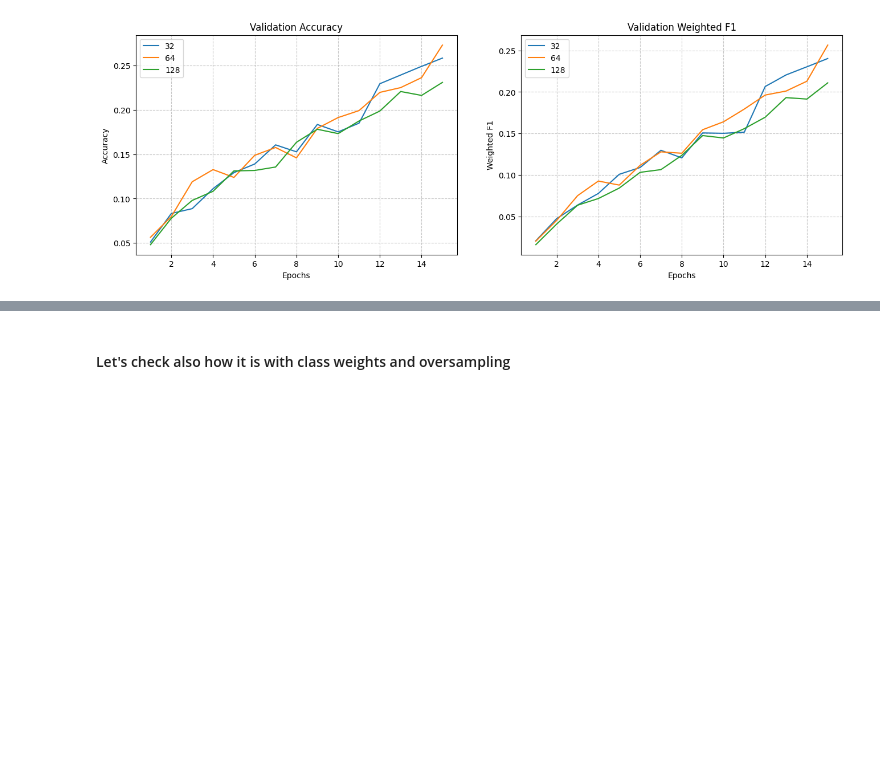
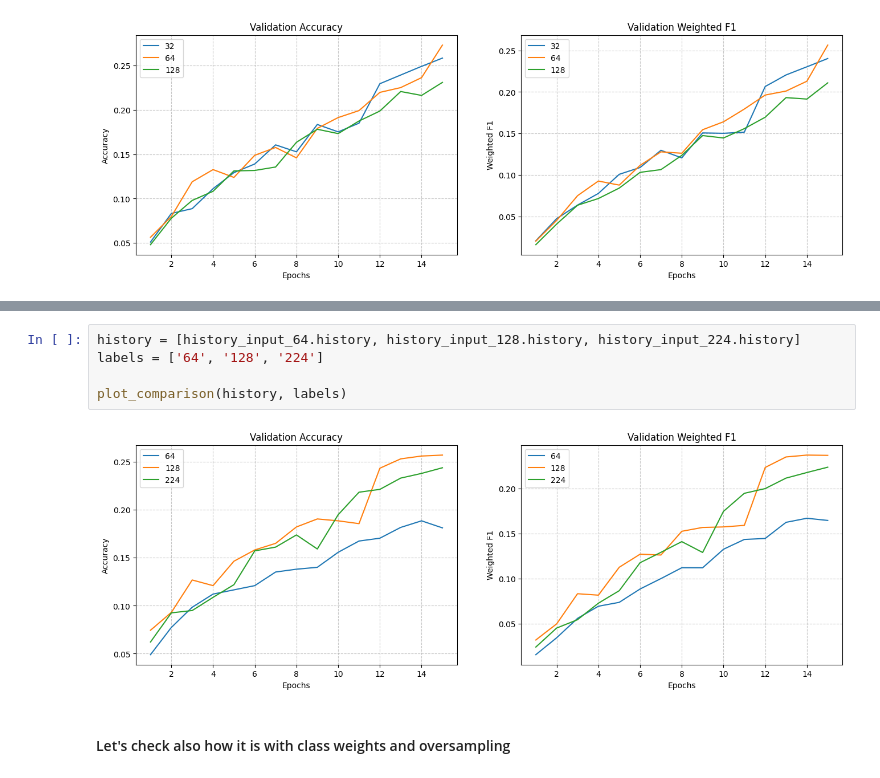
Before and after one commit to MaximilianLae/DL_Skin_Disease_Classification, a Jupyter notebook: VersionWithFunctionsGithub.ipynb, the cells around one changed output, grey strips where cells are left out. Cells and saved outputs as stored; diff of their text form; blank space fills up the shorter version.

```diff
--- a/VersionWithFunctionsGithub.ipynb
+++ b/VersionWithFunctionsGithub.ipynb
@@ -508,3 +617,10 @@ plot_comparison(history, labels)
+# %%
+history = [history_input_64.history, history_input_128.history, history_input_224.history]
+labels = ['64', '128', '224']
+
+plot_comparison(history, labels)
+# %% [output]
+[figure, added]
 # %% [markdown]
 #### Let's check also how it is with class weights and oversampling
 # %%
```
Also changed, not shown: parts of 14 cells of this notebook.
